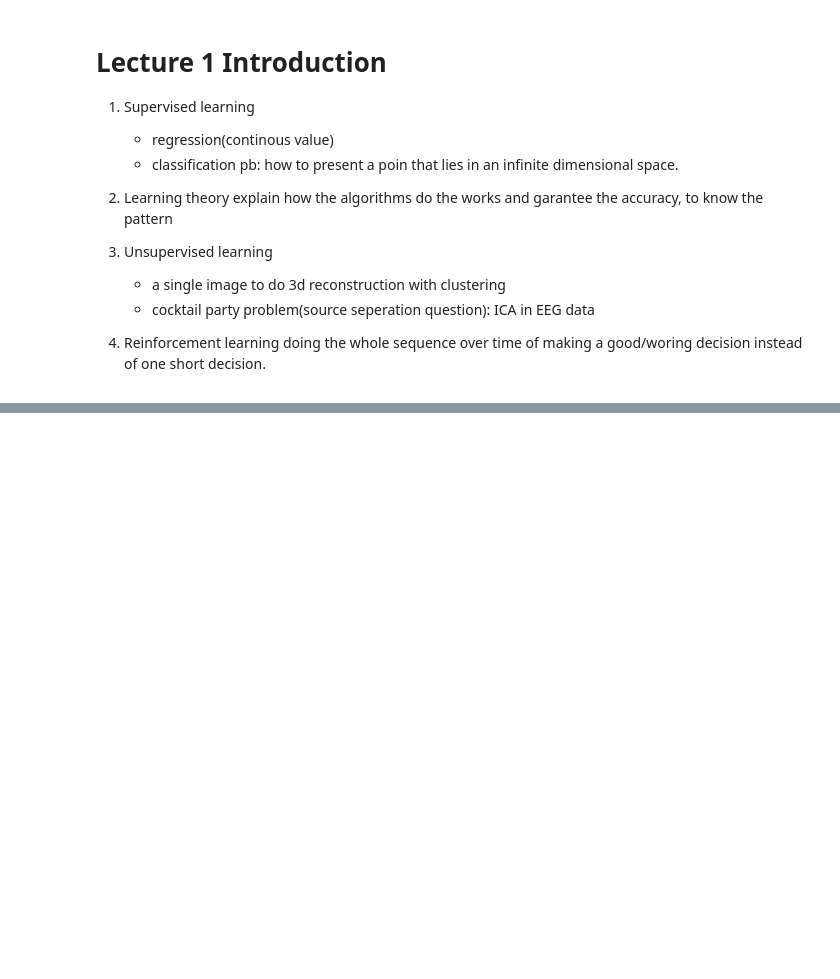
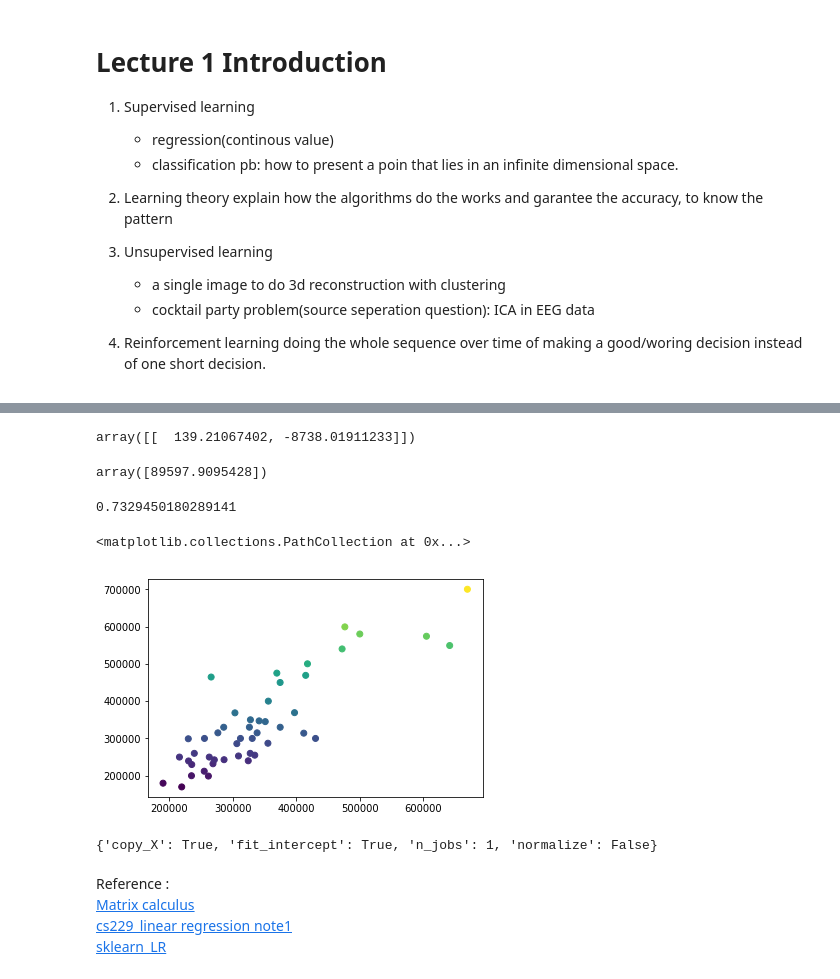
Before and after one commit to jianghaolouis/cs229_MachineLearning, a Jupyter notebook: Lecture_notes.ipynb, the cells around one changed output, grey strips where cells are left out. Saved outputs shown, nothing was run; the diff lists cells and outputs as text; code cells hidden in the pictures; blank space fills up the shorter version.

```diff
--- a/Lecture_notes.ipynb
+++ b/Lecture_notes.ipynb
@@ -118,0 +189,28 @@ $$\Theta^* = \underset{\Theta}{\arg\max} L(\Theta) = \underset{\Theta}{\arg\max}
+# %%
+lr = LinearRegression().fit(X,y)
+lr.coef_
+# %% [output]
+array([[  139.21067402, -8738.01911233]])
+# %%
+lr.intercept_
+# %% [output]
+array([89597.9095428])
+# %%
+lr.score(X,y)
+# %% [output]
+0.7329450180289141
+# %%
+result = lr.predict(X)
+plt.scatter(result,y, c=y)
+# %% [output]
+<matplotlib.collections.PathCollection at 0x...>
+[figure, added]
+# %%
+lr.get_params(deep=True)
+# %% [output]
+{'copy_X': True, 'fit_intercept': True, 'n_jobs': 1, 'normalize': False}
+# %% [markdown]
+Reference :
+[Matrix calculus](https://en.wikipedia.org/wiki/Matrix_calculus)
+[cs229_linear regression note1](http://cs229.stanford.edu/notes/cs229-notes1.pdf)
+[sklearn_LR](http://scikit-learn.org/stable/modules/generated/sklearn.linear_model.LinearRegression.html)
```
Also changed, not shown: parts of 7 cells of this notebook, 12 other files.
